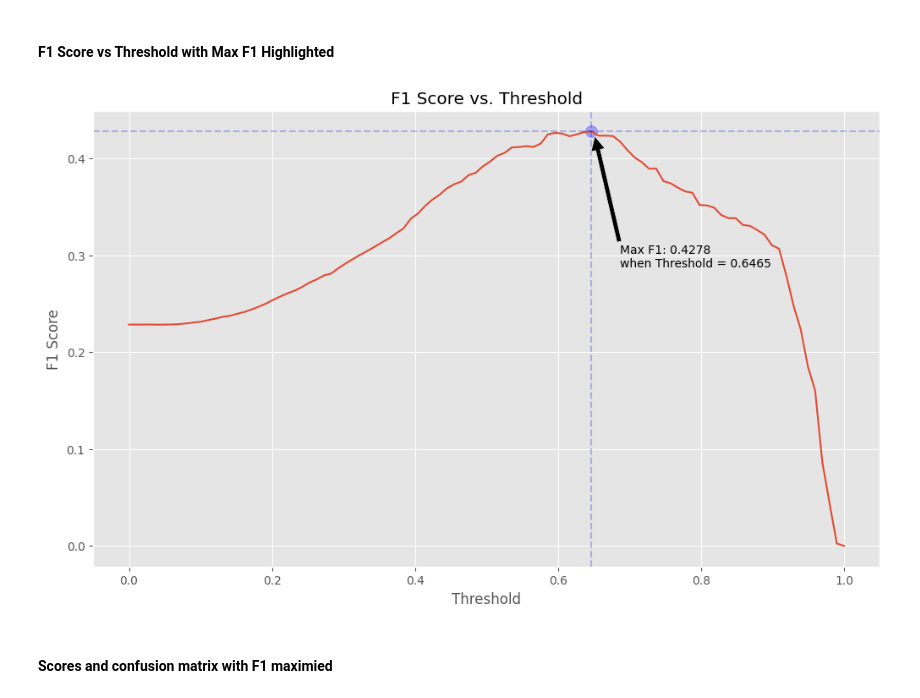
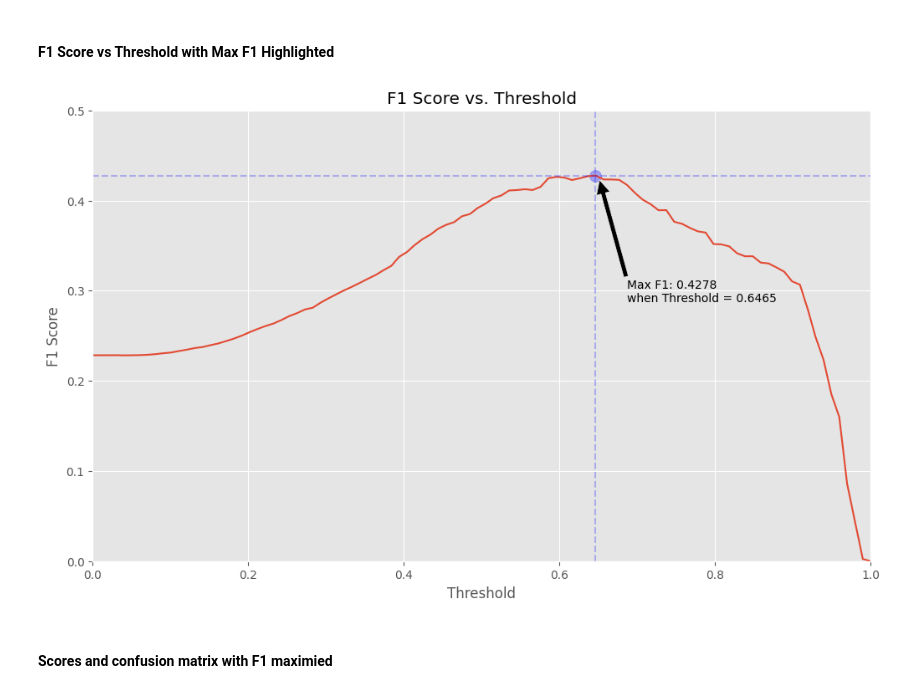
Before and after one commit to Joe-ElM/Used-Cars-Sales, a Jupyter notebook: Notebooks/4. LR Model.ipynb, the cells around one changed output. Drawn from its saved outputs; the diff is of its cells as text; code cells hidden in the pictures.

```diff
--- a/Notebooks/4. LR Model.ipynb
+++ b/Notebooks/4. LR Model.ipynb
@@ -230,34 +230,37 @@ fig, ax = plt.subplots(figsize= (12,7))
 f1 = []
 
 threshold = np.linspace(0,1,100)
 for level in threshold:
     y_pred  = model_lr_grid.predict_proba(X_test)[:,1] > level
     f1.append(f1_score(y_test, y_pred))
 # --------------------------------------------------------------
 
 max_f1_index     = np.argmax(f1)
 max_f1_threshold = threshold[max_f1_index]
 max_f1_value     = f1[max_f1_index]
 #---------------------------------------------------------------
 
 sns.lineplot(x   = threshold, y =f1)
 plt.scatter([max_f1_threshold], [f1[max_f1_index]], marker='o', s = 100, color='blue', alpha=0.3, label='Max F1')
 plt.axvline(x = max_f1_threshold, linestyle='--', color = 'blue', alpha = 0.25)
 plt.axhline(y = f1[max_f1_index], linestyle='--', color='blue'  , alpha=0.25)
 
 
 plt.annotate(f'Max F1: {max_f1_value:.4f} \nwhen Threshold = {max_f1_threshold:.4f}',
              xy         = (max_f1_threshold + 0.005, max_f1_value - 0.005),
              xytext     = (max_f1_threshold + 0.04, max_f1_value - 0.14),
              arrowprops = dict(facecolor='black'),
              )
 
 
 plt.xlabel('Threshold')
 plt.ylabel('F1 Score')
+ax.set_xlim(left=0  , right=1)
+
+ax.set_ylim(bottom=0, top=0.5)
 plt.title('F1 Score vs. Threshold');
 # %% [output]
-[figure, old version]
+[figure, new version]
 # %% [markdown]
 #### Scores and confusion matrix with F1 maximied
 # %%
```
